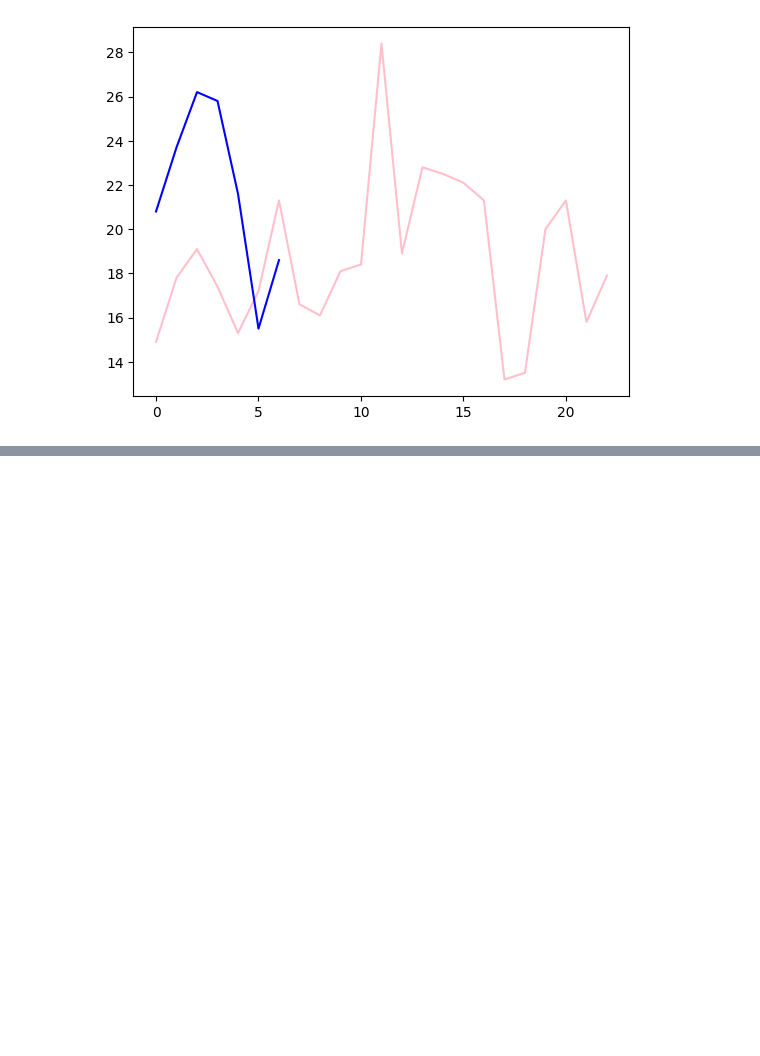
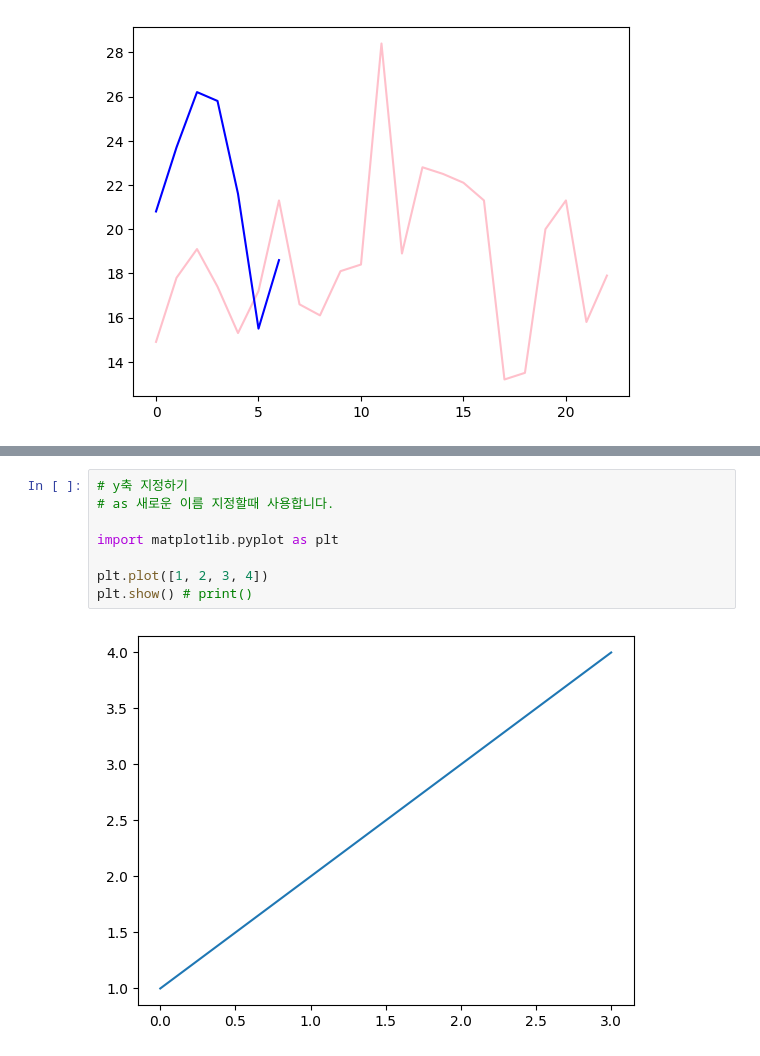
Before and after one commit to Haaahm/DA_School_1, a Jupyter notebook: 정리노트/0508_CSV파일_다루기_파이썬_심화.ipynb, the cells around one changed output, grey strips where cells are left out. Cells and saved outputs as stored; diff of their text form; blank space fills up the shorter version.

```diff
--- a/정리노트/0508_CSV파일_다루기_파이썬_심화.ipynb
+++ b/정리노트/0508_CSV파일_다루기_파이썬_심화.ipynb
@@ -1205,0 +1205,10 @@ plt.show()
+# %%
+# y축 지정하기
+# as 새로운 이름 지정할때 사용합니다.
+
+import matplotlib.pyplot as plt
+
+plt.plot([1, 2, 3, 4])
+plt.show() # print()
+# %% [output]
+[figure, added]
```
Also changed, not shown: parts of 86 cells of this notebook.
